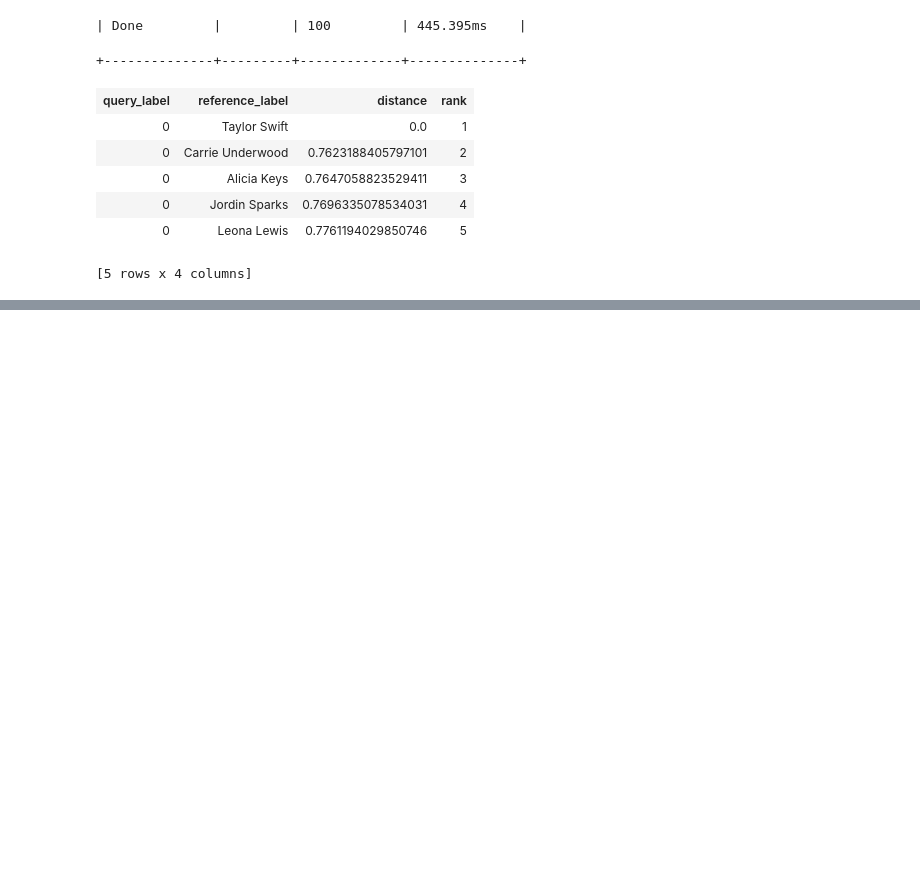
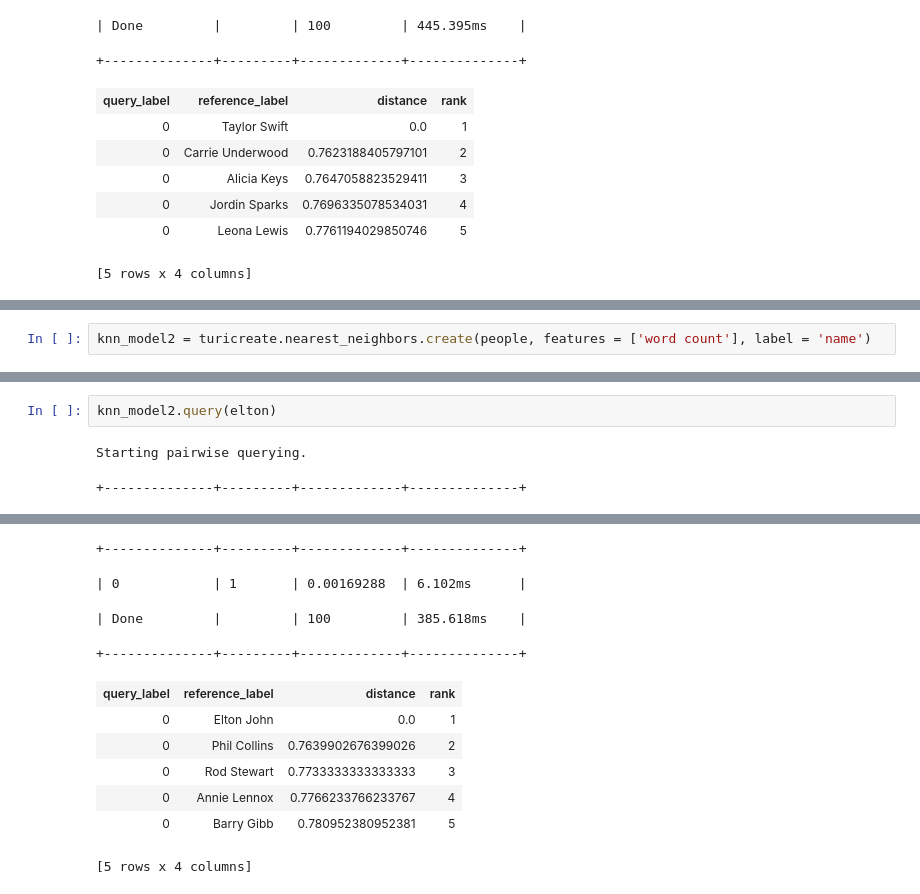
Before and after one commit to Erfanx/intelligence-retrieval, a Jupyter notebook: Document Retrieval/Document_Retrieval.ipynb, the cells around one changed output, grey strips where cells are left out. Drawn from its saved outputs; the diff is of its cells as text; blank space fills up the shorter version.

```diff
--- a/Document Retrieval/Document_Retrieval.ipynb
+++ b/Document Retrieval/Document_Retrieval.ipynb
@@ -309,0 +406,2 @@ Starting pairwise querying.
+# %%
+knn_model2 = turicreate.nearest_neighbors.create(people, features = ['word count'], label = 'name')
@@ -309,0 +414,5 @@ Starting pairwise querying.
+# %%
+knn_model2.query(elton)
+# %% [output]
+Starting pairwise querying.
++--------------+---------+-------------+--------------+
@@ -309,0 +420,11 @@ Starting pairwise querying.
++--------------+---------+-------------+--------------+
+| 0            | 1       | 0.00169288  | 6.102ms      |
+| Done         |         | 100         | 385.618ms    |
++--------------+---------+-------------+--------------+
+| query_label | reference_label | distance | rank |
+| 0 | Elton John | 0.0 | 1 |
+| 0 | Phil Collins | 0.7639902676399026 | 2 |
+| 0 | Rod Stewart | 0.7733333333333333 | 3 |
+| 0 | Annie Lennox | 0.7766233766233767 | 4 |
+| 0 | Barry Gibb | 0.780952380952381 | 5 |
+[5 rows x 4 columns]
```
Also changed, not shown: parts of 15 cells of this notebook.
